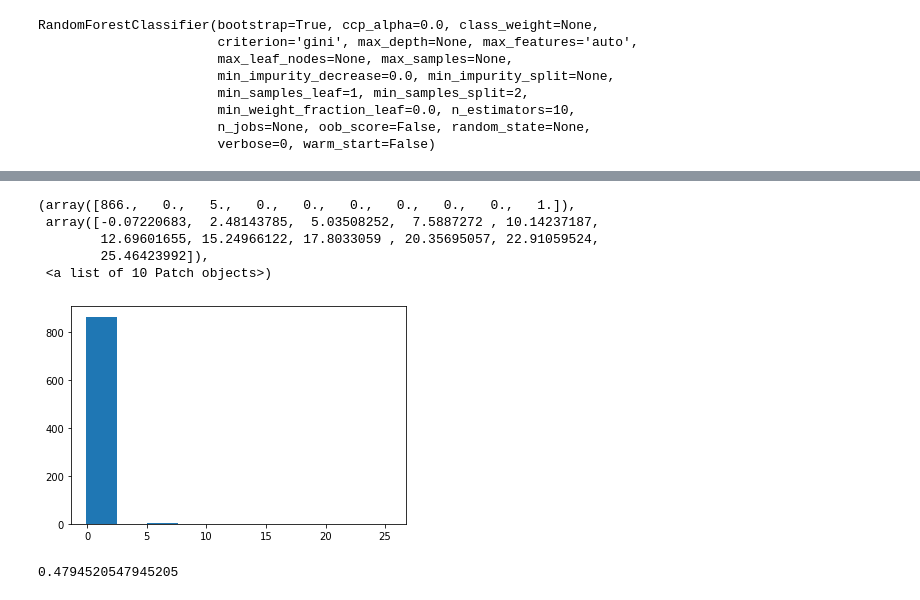
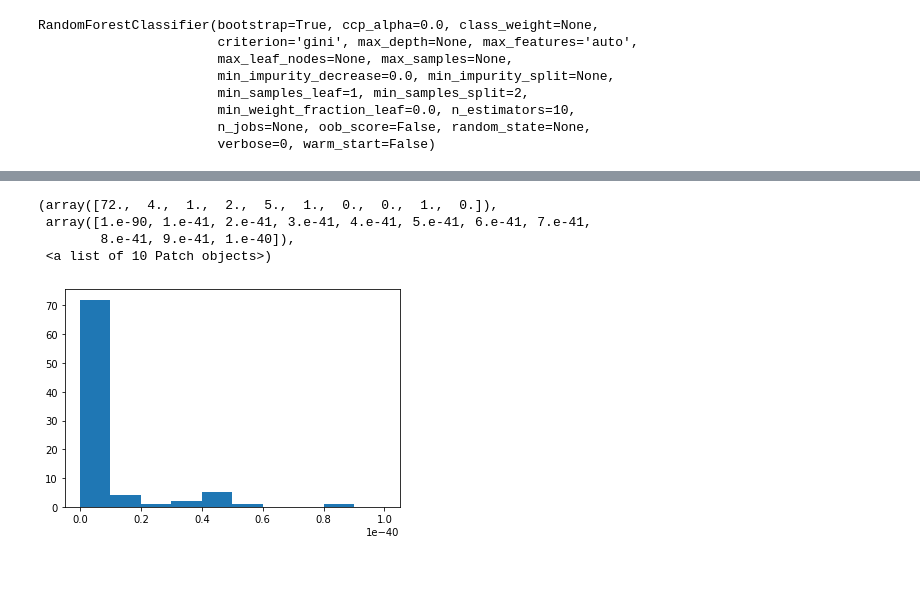
Before and after one commit to parasgulati8/People-Analytics, a Jupyter notebook: People_Analytics_Hackathon.ipynb, the cells around one changed output, grey strips where cells are left out. Drawn from its saved outputs; the diff is of its cells as text; code cells hidden in the pictures; blank space fills up the shorter version.

```diff
--- a/People_Analytics_Hackathon.ipynb
+++ b/People_Analytics_Hackathon.ipynb
@@ -1076,4 +1032,4 @@ temp_test = pd.concat((temp_test, pd.DataFrame({'ones' : [1]*len(p5_test),'p': p
 # %%
-temp_test.fillna(0, inplace=True)
+X_train_modified.fillna(0, inplace=True)
 # %%
-temp.fillna(0, inplace=True)
+X_test_modified.fillna(0, inplace=True)
@@ -1100,2 +1036,6 @@ temp_test.iloc[:, :2] = scaler.transform(temp_test.iloc[:, :2])
+# %%
+scaler = StandardScaler()
+X_train_modified = scaler.fit_transform(X_train_modified)
+X_train_modified = scaler.transform(X_test_modified)
 # %%
 from sklearn.ensemble import RandomForestClassifier
@@ -1118,6 +1042,6 @@ temp.iloc[:, :2]
 # %%
 rf = RandomForestClassifier(10)
-rf.fit(temp.iloc[:, :2], temp.iloc[:,-1])
+rf.fit(X_train_modified, y_train)
 # %% [output]
 RandomForestClassifier(bootstrap=True, ccp_alpha=0.0, class_weight=None,
                        criterion='gini', max_depth=None, max_features='auto',
@@ -1161,13 +1100,8 @@ KNeighborsClassifier(algorithm='auto', leaf_size=30, metric='minkowski',
 # %%
-plt.hist(temp.iloc[:, 1])
+plt.hist(X_train_modified.iloc[:, -1], range=[1e-90,1e-40])
 # %% [output]
-(array([866.,   0.,   5.,   0.,   0.,   0.,   0.,   0.,   0.,   1.]),
- array([-0.07220683,  2.48143785,  5.03508252,  7.5887272 , 10.14237187,
-        12.69601655, 15.24966122, 17.8033059 , 20.35695057, 22.91059524,
-        25.46423992]),
+(array([72.,  4.,  1.,  2.,  5.,  1.,  0.,  0.,  1.,  0.]),
+ array([1.e-90, 1.e-41, 2.e-41, 3.e-41, 4.e-41, 5.e-41, 6.e-41, 7.e-41,
+        8.e-41, 9.e-41, 1.e-40]),
  <a list of 10 Patch objects>)
-[figure, old version]
+[figure, new version]
-# %%
-accuracy_score(temp_test.iloc[:, -1],knn.predict(temp_test.iloc[:, :2]))
-# %% [output]
-0.4794520547945205
```
Also changed, not shown: parts of 43 cells of this notebook.
